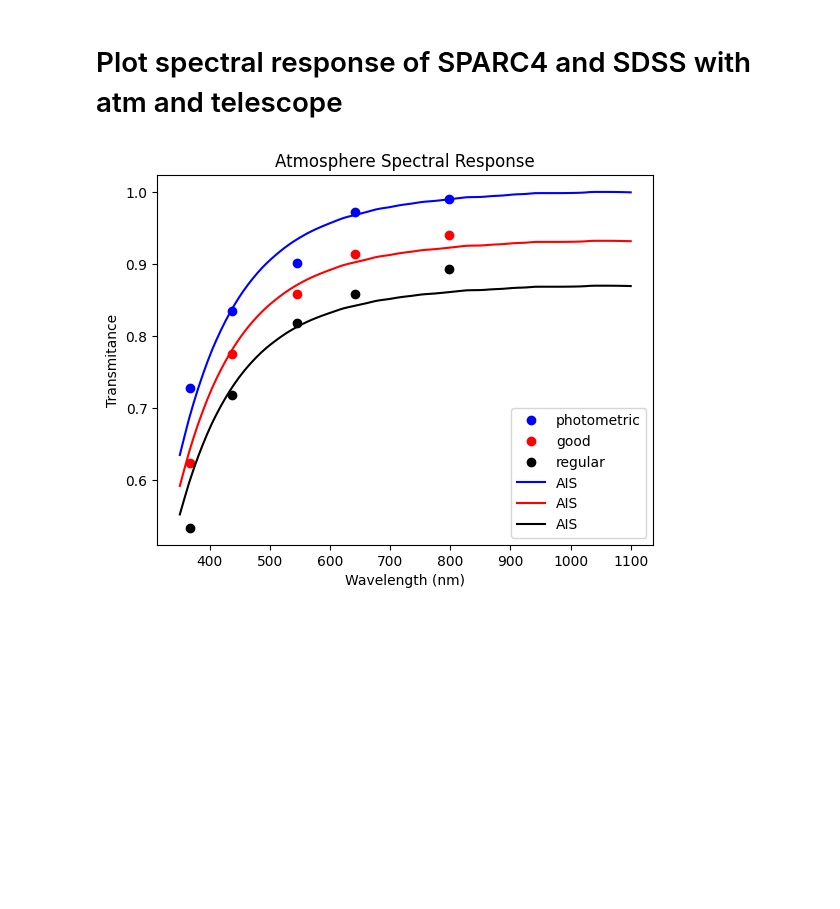
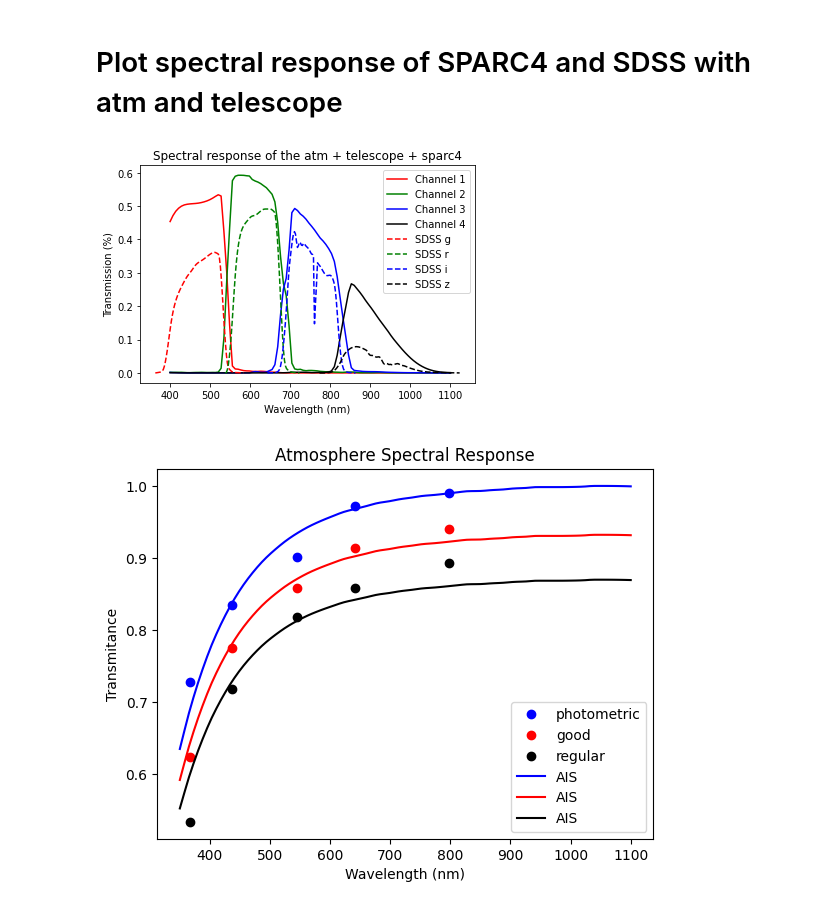
Before and after one commit to DBernardes/AIS, a Jupyter notebook: spectral_responses.ipynb, the cells around one changed output. Cells and saved outputs as stored; diff of their text form; code cells hidden in the pictures; blank space fills up the shorter version.

```diff
--- a/spectral_responses.ipynb
+++ b/spectral_responses.ipynb
@@ -124,43 +124,49 @@ plt.show()
 
 from AIS.Artificial_Image_Simulator import Artificial_Image_Simulator
 import matplotlib.pyplot as plt
 import numpy as np
 import pandas as pd
 import os
 
-#http://www.ioa.s.u-tokyo.ac.jp/~doi/sdss/SDSSresponse.html
+#http://svo2.cab.inta-csic.es/svo/theory/fps3/index.php?id=SLOAN/SDSS.g&&mode=browse&gname=SLOAN&gname2=SDSS#filter
 
 sed = np.ones(100)
 wv = np.linspace(400, 1100, 100)
 colors = ['r', 'g', 'b', 'k']
 ccd_operation_mode = {
     'em_mode': 'Conv', 'em_gain': 1, 'preamp': 1, 'readout': 1, 'binn': 1, 't_exp': 1, 'image_size': 100
 }
 for i in [1, 2, 3, 4]:
     ais = Artificial_Image_Simulator(ccd_operation_mode, channel_id=i, ccd_temperature=-70)
     ais.write_source_sed(wv, sed)
     ais.create_sky_sed(moon_phase='new')
     ais.apply_atmosphere_spectral_response(sky_condition='regular')
     ais.apply_telescope_spectral_response()
     ais.apply_sparc4_spectral_response(acquisition_mode='photometry')
     plt.plot(wv, ais.source_sed, colors[i-1], label=f'Channel {i}')
 
-data = pd.read_csv('notebook/data_files/g_filter.csv')
-plt.plot(data['Wavelength (angstroms)']/10, data['Transmission'], 'r--', label='g')
-data = pd.read_csv('notebook/data_files/r_filter.csv')
-plt.plot(data['Wavelength (angstroms)']/10, data['Transmission'], 'g--', label='r')
-data = pd.read_csv('notebook/data_files/i_filter.csv')
-plt.plot(data['Wavelength (angstroms)']/10, data['Transmission'], 'b--', label='i')
-data = pd.read_csv('notebook/data_files/z_filter.csv')
-plt.plot(data['Wavelength (angstroms)']/10, data['Transmission'], 'k--', label='z')
+base_path = os.path.join('notebook', 'data_files', 'SDSS_atm_tel')
+for idx, filter in enumerate(['g', 'r', 'i', 'z']):
+    file = os.path.join(base_path, f'SLOAN_SDSS.{filter}.dat')
+    wv, resp = [], []
+    with open(file) as arq:
+        lines = arq.read().splitlines()
+    for line in lines:
+        tmp1, tmp2 = line.split(' ')
+        wv.append(float(tmp1)/10)
+        resp.append(float(tmp2))
+    plt.plot(wv, resp, f'{colors[idx]}--', label=f'SDSS {filter}')
+
 
 
 plt.legend()
 plt.xlabel('Wavelength (nm)')
 plt.ylabel('Transmission (%)')
-plt.title('Spectral response of the telescope + sparc4')
+plt.title('Spectral response of the atm + telescope + sparc4')
 plt.savefig(os.path.join('notebook', 'figures', 'sparc4_photometry.png'), dpi=300)
 plt.show()
+# %% [output]
+[figure, added]
 # %%
 
 # Test the atmosphere spectral response
```
Also changed, not shown: 7 other files.
